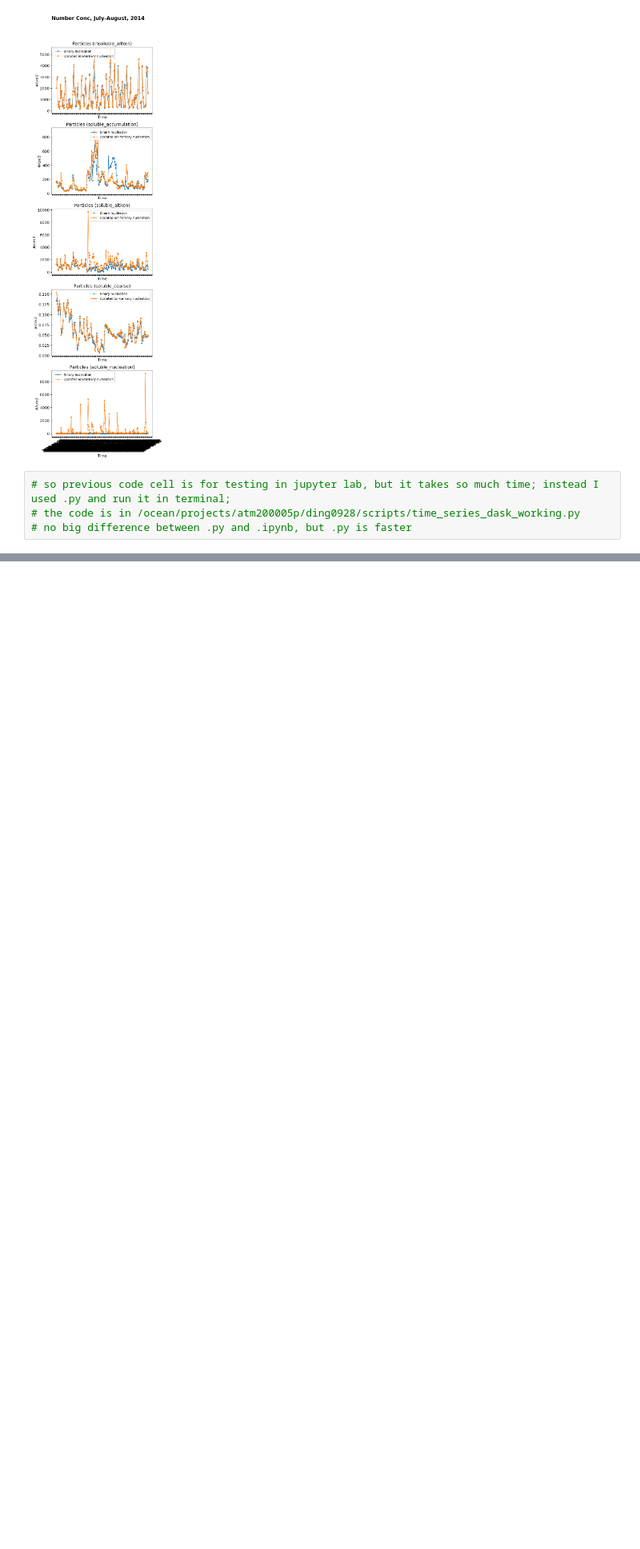
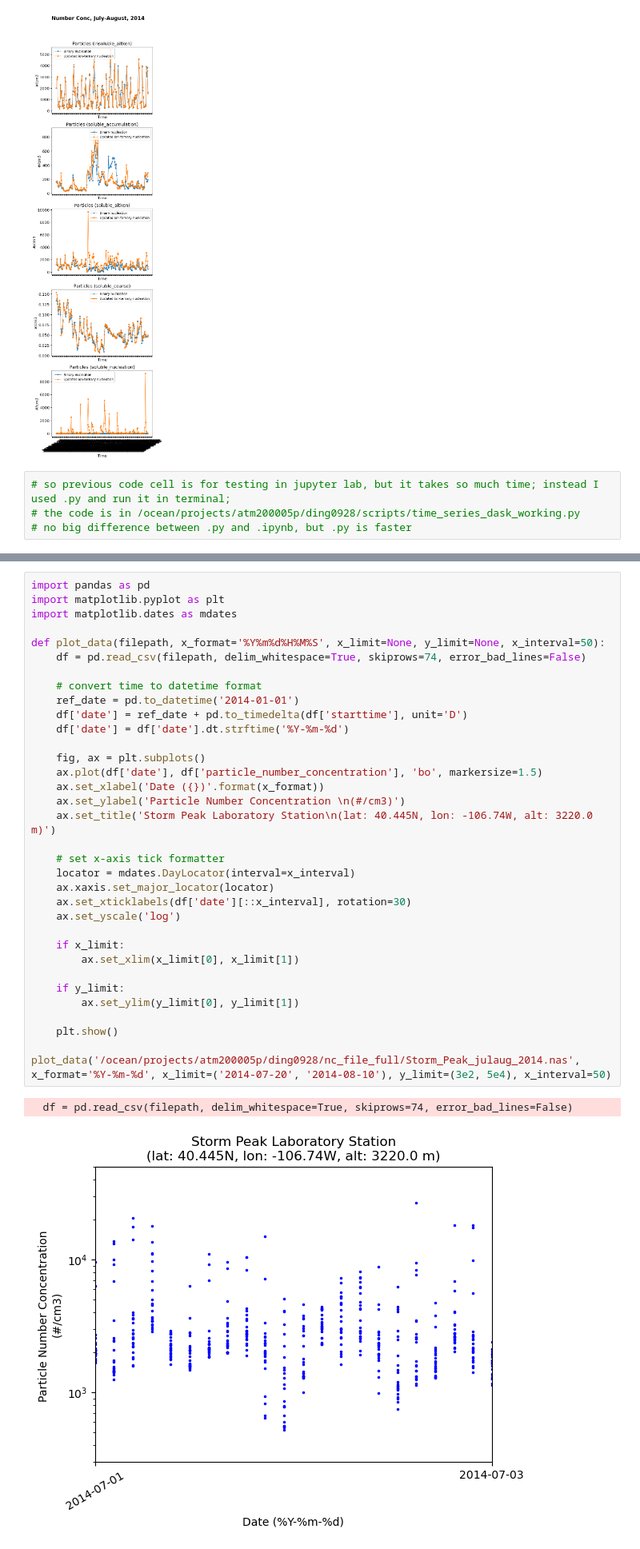
Before and after one commit to Han0928/full_nc_analysis, a Jupyter notebook: time_series_dask_woking.ipynb, the cells around one changed output, grey strips where cells are left out. Shown at 80% size. Saved outputs shown, nothing was run; the diff lists cells and outputs as text; blank space fills up the shorter version.

Commit message:
I was working on the storm peak observation data

```diff
--- a/time_series_dask_woking.ipynb
+++ b/time_series_dask_woking.ipynb
@@ -1241,0 +1002,37 @@ time_data_values[i].dimension [390505. 390508. 390511. 390514. 390517. 390520. 3
+# %%
+import pandas as pd
+import matplotlib.pyplot as plt
+import matplotlib.dates as mdates
+
+def plot_data(filepath, x_format='%Y%m%d%H%M%S', x_limit=None, y_limit=None, x_interval=50):
+    df = pd.read_csv(filepath, delim_whitespace=True, skiprows=74, error_bad_lines=False)
+
+    # convert time to datetime format
+    ref_date = pd.to_datetime('2014-01-01')
+    df['date'] = ref_date + pd.to_timedelta(df['starttime'], unit='D')
+    df['date'] = df['date'].dt.strftime('%Y-%m-%d')
+
+    fig, ax = plt.subplots()
+    ax.plot(df['date'], df['particle_number_concentration'], 'bo', markersize=1.5)
+    ax.set_xlabel('Date ({})'.format(x_format))
+    ax.set_ylabel('Particle Number Concentration \n(#/cm3)')
+    ax.set_title('Storm Peak Laboratory Station\n(lat: 40.445N, lon: -106.74W, alt: 3220.0 m)')
+
+    # set x-axis tick formatter
+    locator = mdates.DayLocator(interval=x_interval)
+    ax.xaxis.set_major_locator(locator)
+    ax.set_xticklabels(df['date'][::x_interval], rotation=30)
+    ax.set_yscale('log')
+
+    if x_limit:
+        ax.set_xlim(x_limit[0], x_limit[1])
+
+    if y_limit:
+        ax.set_ylim(y_limit[0], y_limit[1])
+
+    plt.show()
+
+plot_data('/ocean/projects/atm200005p/ding0928/nc_file_full/Storm_Peak_julaug_2014.nas', x_format='%Y-%m-%d', x_limit=('2014-07-20', '2014-08-10'), y_limit=(3e2, 5e4), x_interval=50)
+# %% [output]
+  df = pd.read_csv(filepath, delim_whitespace=True, skiprows=74, error_bad_lines=False)
+[figure, added]
```
Also changed, not shown: parts of 10 cells of this notebook, 6 other files.
